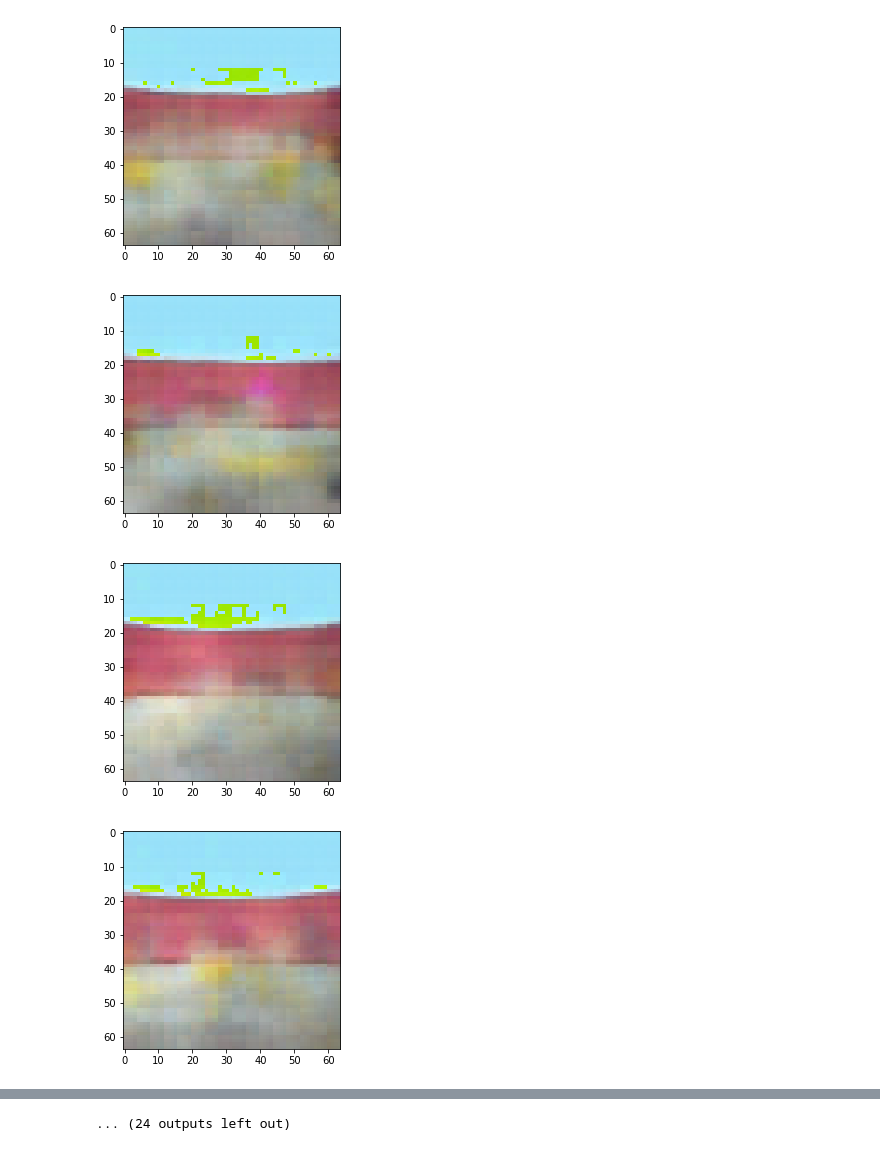
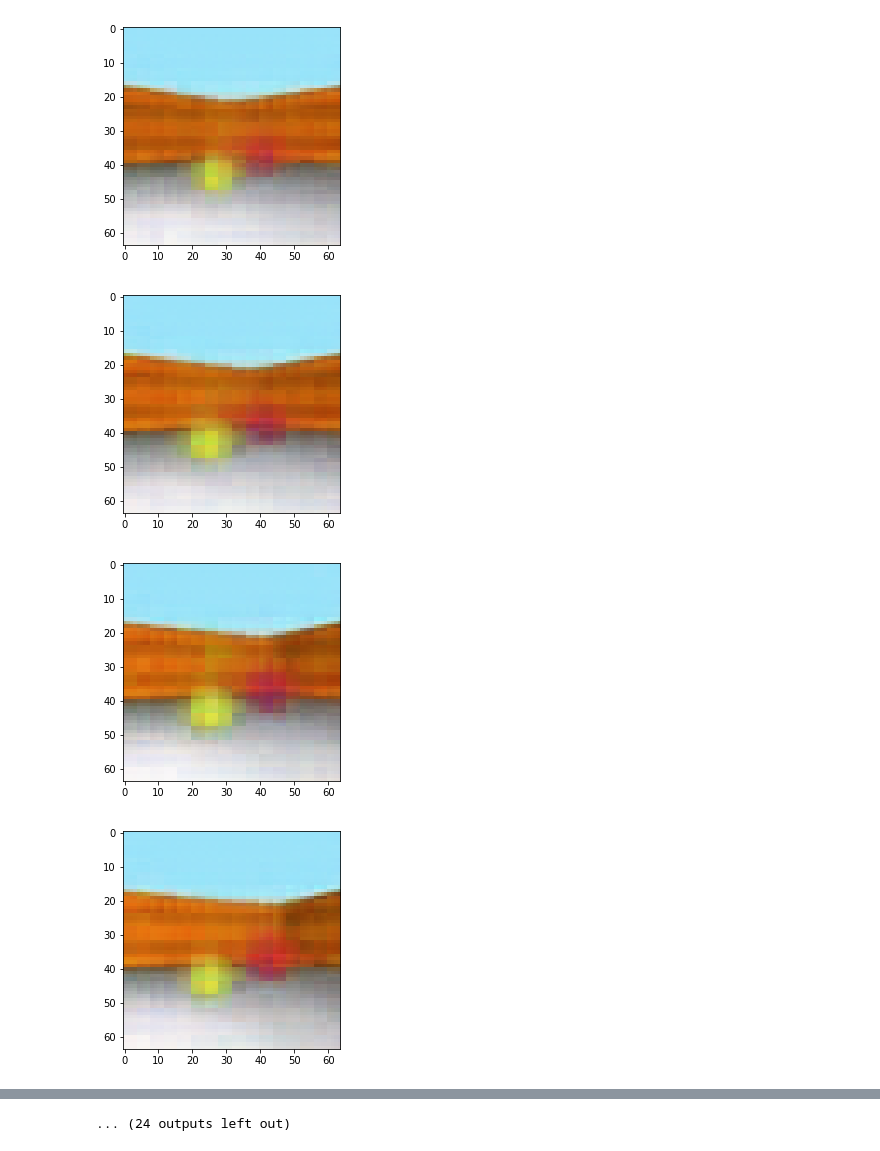
Before and after one commit to esidorovics/gqn-pytorch, a Jupyter notebook: Untitled.ipynb, the cells around one changed output, grey strips where cells are left out. Drawn from its saved outputs; the diff is of its cells as text; code cells hidden in the pictures.

```diff
--- a/Untitled.ipynb
+++ b/Untitled.ipynb
@@ -13,7 +13,7 @@ from IPython.display import display, HTML
 import matplotlib.pyplot as plt
 # %%
 device = torch.device("cpu")
-model = GenerativeQueryNetwork(x_dim=3, v_dim=7, r_dim=256, h_dim=128, z_dim=64, L=12).to(device)
-checkpoint = torch.load("./checkpoints/checkpoint_model_36000.pth")
+model = GenerativeQueryNetwork(x_dim=3, v_dim=7, r_dim=256, h_dim=128, z_dim=64, L=6).to(device)
+checkpoint = torch.load("./checkpoints/checkpoint_model_40000.pth")
 # checkpoint = torch.load("./chkpnts/checkpoint_model_3000.pth")
 model.load_state_dict(checkpoint)
@@ -30,7 +32,7 @@ batch, n_context, *_ = x.shape
 i=7
 x.shape
 for j in range(n_context):
-    _img = x[i, j].numpy().astype(np.uint8)
+    _img = x[i, j].numpy()
     _img = np.moveaxis(_img, [0, 1, 2], [-1, 0, 1])
     plt.subplot(2, n_context, j+1)
     plt.imshow(_img)
@@ -60,7 +62,7 @@ torch.Size([36, 7])
 x_mu = model.sample(y, y_v, v_q)
 # %%
 for j in range(36):
-    _img = x_mu[j].detach().numpy().astype(np.uint8)
+    _img = x_mu[j].detach().numpy()
     _img = np.moveaxis(_img, [0, 1, 2], [-1, 0, 1])
 #     plt.figure(figsize=(10,10))
     plt.imshow(_img)
@@ -70,4 +72,4 @@ for j in range(36):
-[figure, old version]
+[figure, new version]
-[figure, old version]
+[figure, new version]
-[figure, old version]
+[figure, new version]
-[figure, old version]
+[figure, new version]
```
Also changed, not shown: parts of 4 cells of this notebook.
